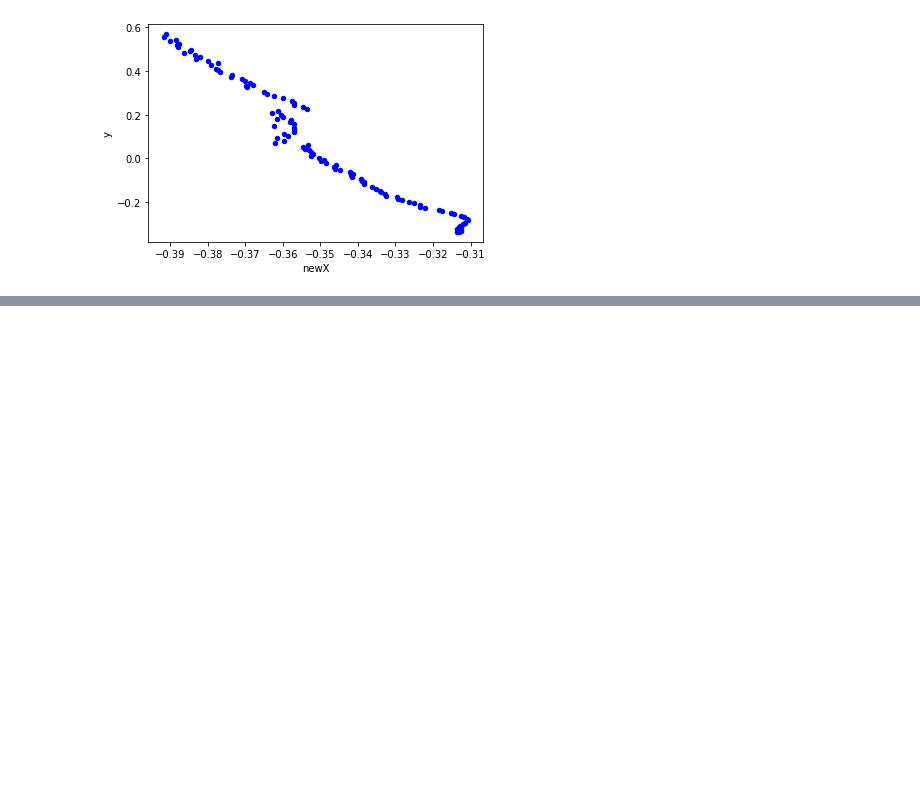
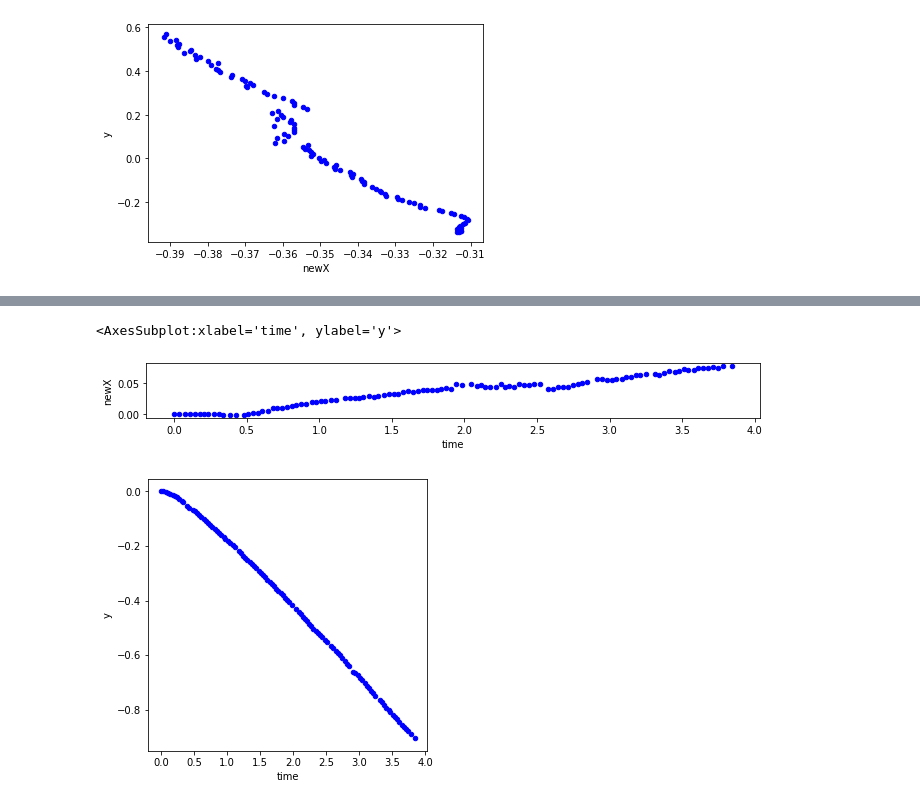
Before and after one commit to mohsafwat23/Pure-Inertial-Odometry-, a Jupyter notebook: processData.ipynb, the cells around one changed output, grey strips where cells are left out. Cells and saved outputs as stored; diff of their text form; code cells hidden in the pictures; blank space fills up the shorter version.

```diff
--- a/processData.ipynb
+++ b/processData.ipynb
@@ -127,0 +112,7 @@ R <bound method RegressorMixin.score of LinearRegression()>
+# %%
+df_new.plot(kind='scatter',x='time',y='newX',color='blue', figsize=(11,1))
+df_new.plot(kind='scatter',x='time',y='y',color='blue', figsize=(5,5))
+# %% [output]
+<AxesSubplot:xlabel='time', ylabel='y'>
+[figure, added]
+[figure, added]
```
Also changed, not shown: parts of 9 cells of this notebook, 1 other file.
